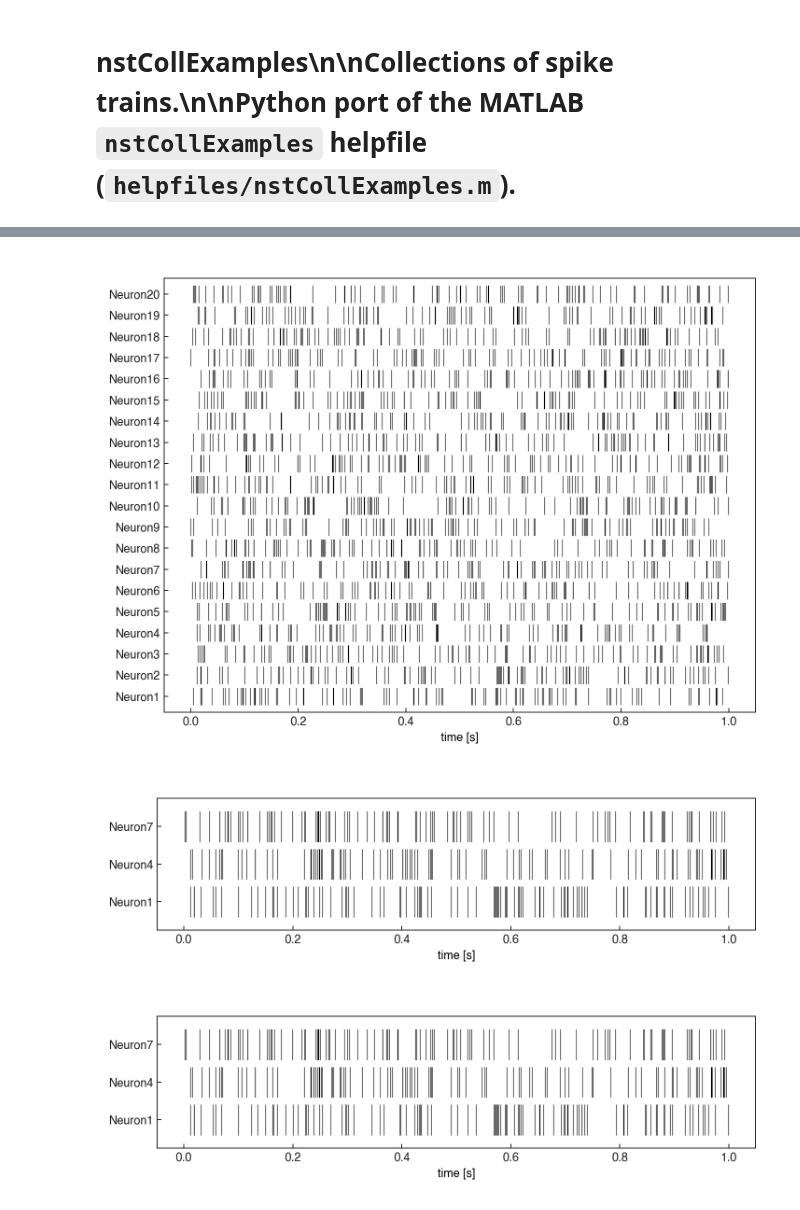
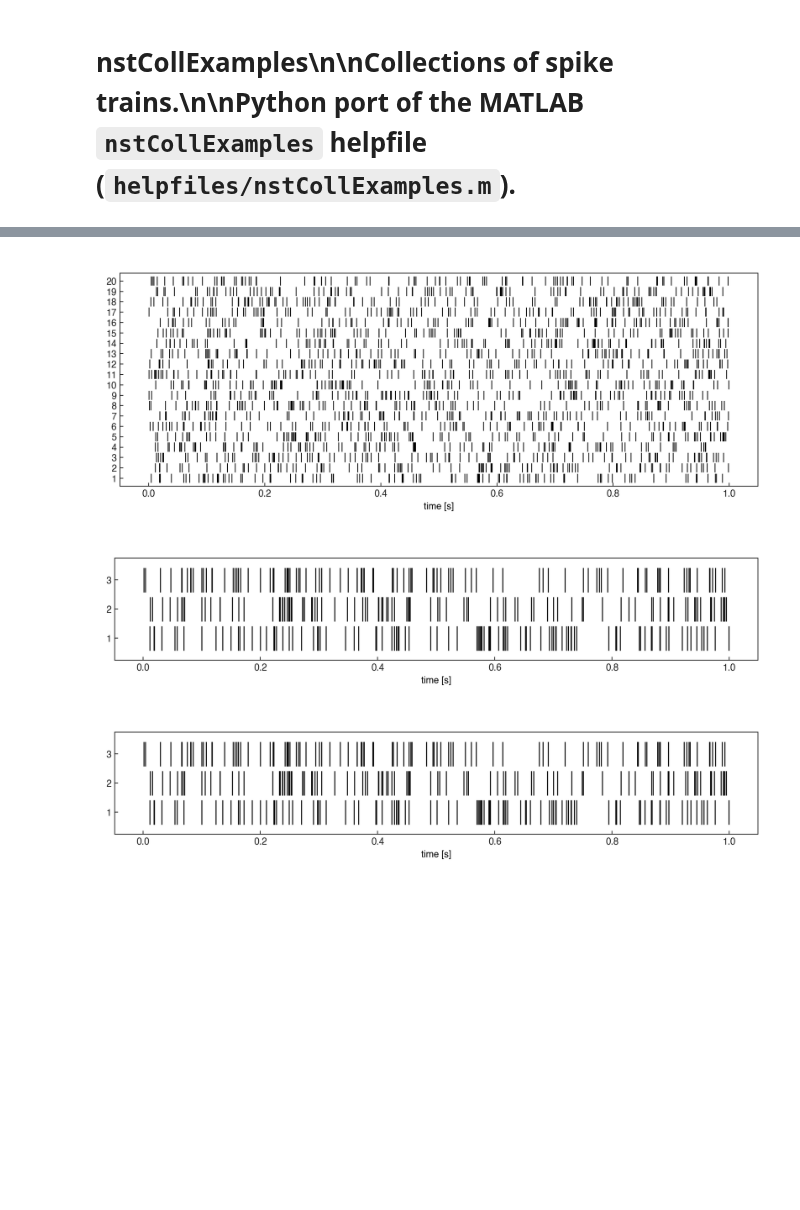
Before and after one commit to cajigaslab/nSTAT-python, a Jupyter notebook: notebooks/nstCollExamples.ipynb, the cells around one changed output, grey strips where cells are left out. Cells and saved outputs as stored; diff of their text form; code cells hidden in the pictures; blank space fills up the shorter version.

```diff
--- a/notebooks/nstCollExamples.ipynb
+++ b/notebooks/nstCollExamples.ipynb
@@ -34,32 +34,37 @@ for i in range(20):
 spikeColl = nstColl(trains)
 
 def _style_full_raster(fig):
-    # MATLAB renders the raster in a default ~4:3 figure where all 20
-    # rows are densely packed. Match the aspect so spike tick marks fill
-    # most of each row instead of leaving large vertical gaps.
-    fig.set_size_inches(8.0, 6.0)
+    # MATLAB renders the raster in a landscape figure where all 20 rows are
+    # densely packed; ticks fill row height and y-axis shows integer
+    # neuron indices only (no "Neuron N" prefix).
+    fig.set_size_inches(10.0, 4.0)
     fig.suptitle("")
     for _ax in fig.axes:
         _ax.set_title("")
         _ax.set_xlabel("time [s]", fontstyle="italic")
         _ax.set_ylabel("")
         _ax.set_yticks(list(range(1, 21)))
-        _ax.set_yticklabels([f"Neuron{i}" for i in range(1, 21)], fontstyle="italic")
+        _ax.set_yticklabels([str(i) for i in range(1, 21)])
+        # Bump tick line width on existing raster lines for MATLAB-density match.
+        for _ln in _ax.get_lines():
+            _ln.set_linewidth(0.9)
 
 def _style_masked_raster(fig, labels):
-    # Shrink figure height proportional to the number of visible trains so
-    # per-row height roughly matches the full 20-train raster; otherwise
-    # 3 masked rows over 6.0" leaves huge vertical whitespace.
+    # MATLAB renders the 3-row masked raster as a compact landscape panel
+    # with integer y-tick labels only (no "Neuron N" prefix) and ticks that
+    # span the full row height.
     _n = max(len(labels), 1)
-    _height = max(2.0, min(6.0, 0.30 * _n + 1.5))
-    fig.set_size_inches(8.0, _height)
+    _height = max(1.6, min(4.0, 0.45 * _n + 1.0))
+    fig.set_size_inches(10.0, _height)
     fig.suptitle("")
     for _ax in fig.axes:
         _ax.set_title("")
         _ax.set_xlabel("time [s]", fontstyle="italic")
         _ax.set_ylabel("")
         _ax.set_yticks(list(range(1, len(labels) + 1)))
-        _ax.set_yticklabels(labels, fontstyle="italic")
+        _ax.set_yticklabels([str(i) for i in range(1, len(labels) + 1)])
+        for _ln in _ax.get_lines():
+            _ln.set_linewidth(1.0)
 
 # Figure 1: raster of all 20 trains — MATLAB: landscape, Neuron{i} y-labels,
 # x-axis 'time [s]', no title. (MATLAB helpfile nstCollExamples_01.png)
@@ -77,44 +82,46 @@ _style_full_raster(__tracker._active_fig)
 spikeColl.setMask([1, 4, 7])
 _mask_labels = ["Neuron1", "Neuron4", "Neuron7"]
 capture("spikeColl.plot() — masked to {1,4,7}", lambda: spikeColl.plot())
 _style_masked_raster(__tracker._active_fig, _mask_labels)
 
 # Figure 4: MATLAB publishes the masked raster a second time
 # (nstCollExamples_04.png) when the subsequent cell opens a new figure.
 capture("spikeColl.plot() — masked to {1,4,7} (republished)", lambda: spikeColl.plot())
 _style_masked_raster(__tracker._active_fig, _mask_labels)
 
 # Figure 5: 3 vertically stacked panels for first train. (MATLAB nstCollExamples_05.png)
 # MATLAB: subplot(3,1,1)=n1.plot; subplot(3,1,2)=n1.getSigRep.plot;
 #         subplot(3,1,3)=n1.getSigRep(.001,0,1).plot  (delta_t = 1ms).
 # nspikeTrain.getSigRep(binwidth, minTime, maxTime) takes binwidth in seconds.
 n1 = spikeColl.getNST(0)
 _fig5 = __tracker.new_figure("first train: raster / sigRep / fine sigRep")
 # Drop the FigureTracker placeholder axis (and any suptitle) so they don't
 # bleed through behind the subplot titles.
 for _ax in list(_fig5.axes):
     _ax.remove()
 _fig5.suptitle("")
 _fig5.set_size_inches(8.0, 6.0)
 _ax_a = _fig5.add_subplot(3, 1, 1)
 n1.plot(handle=_ax_a)
-_ax_a.set_title("n1 raster")
-_ax_a.set_xlabel("time [s]", fontstyle="italic")
-_ax_a.set_ylabel("Neuron1", fontstyle="italic")
-_ax_b = _fig5.add_subplot(3, 1, 2)
+_ax_a.set_title("")
+_ax_a.set_xlabel("")
+_ax_a.set_ylabel("")
+_ax_a.tick_params(labelbottom=False)
+_ax_b = _fig5.add_subplot(3, 1, 2, sharex=_ax_a)
 n1.getSigRep().plot(handle=_ax_b)
-_ax_b.set_title("n1 signal rep")
-_ax_b.set_xlabel("time [s]", fontstyle="italic")
-_ax_b.set_ylabel("Neuron1", fontstyle="italic")
-_ax_c = _fig5.add_subplot(3, 1, 3)
+_ax_b.set_title("")
+_ax_b.set_xlabel("")
+_ax_b.set_ylabel("")
+_ax_b.tick_params(labelbottom=False)
+_ax_c = _fig5.add_subplot(3, 1, 3, sharex=_ax_a)
 n1.getSigRep(0.001, 0, 1).plot(handle=_ax_c)
-_ax_c.set_title("n1 fine signal rep")
+_ax_c.set_title("")
 _ax_c.set_xlabel("time [s]", fontstyle="italic")
-_ax_c.set_ylabel("Neuron1", fontstyle="italic")
-_fig5.tight_layout()
+_ax_c.set_ylabel("")
+_fig5.subplots_adjust(hspace=0.08, left=0.1, right=0.95, top=0.95, bottom=0.1)
 _fig5.suptitle("")
 __tracker.finalize()
 # %% [output]
-[figure, old version]
+[figure, new version]
-[figure, old version]
+[figure, new version]
-[figure, old version]
+[figure, new version]
```
Also changed, not shown: parts of 2 cells of this notebook, 59 other files.
